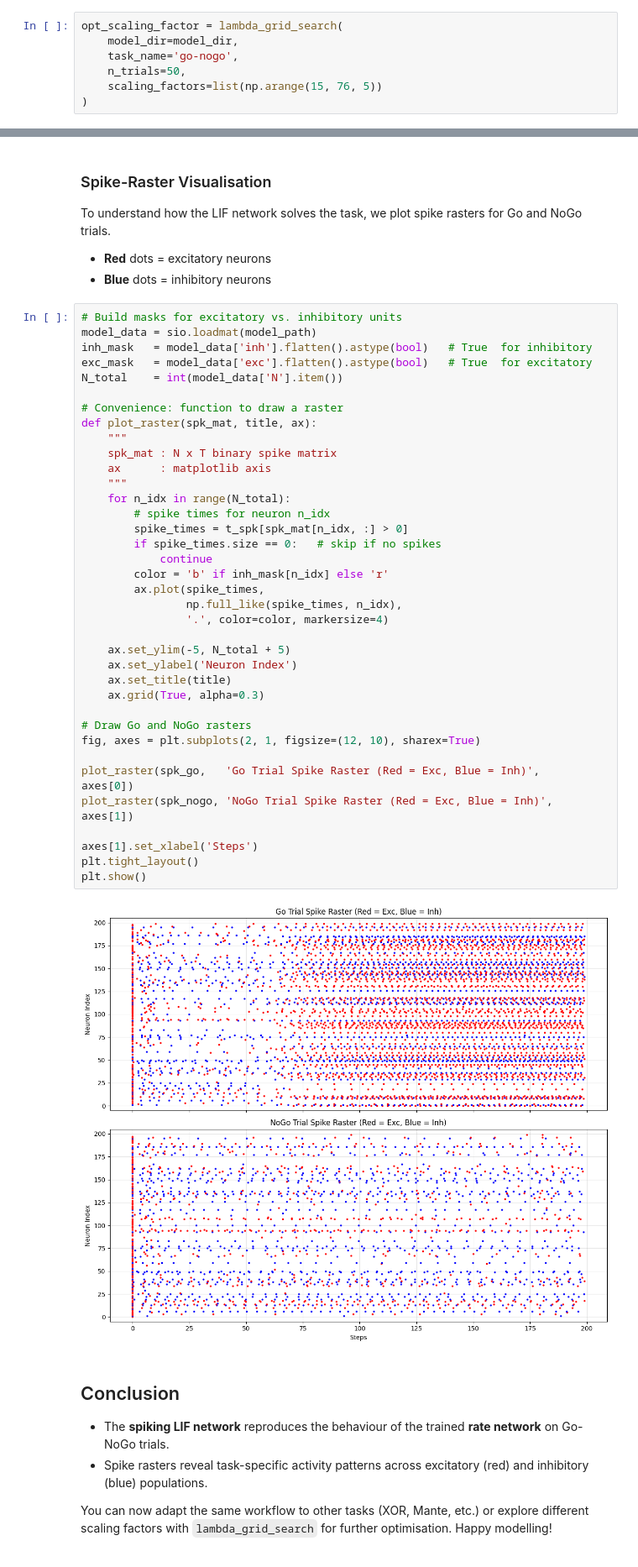
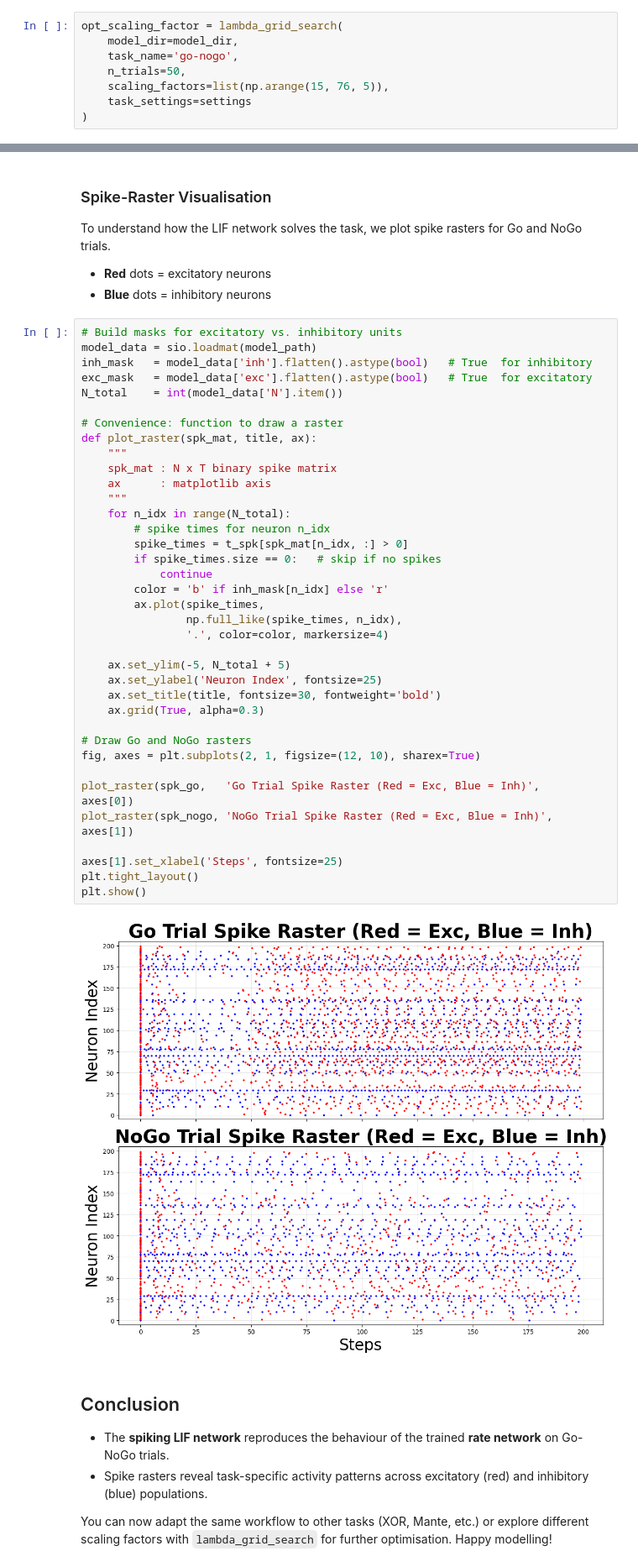
Before and after one commit to NuttidaLab/spikeRNN, a Jupyter notebook: docs/tutorials.ipynb, the cells around one changed output, grey strips where cells are left out. Shown at 84% size. Saved outputs shown, nothing was run; the diff lists cells and outputs as text.

```diff
--- a/docs/tutorials.ipynb
+++ b/docs/tutorials.ipynb
@@ -249,7 +250,8 @@ opt_scaling_factor = lambda_grid_search(
     model_dir=model_dir,
     task_name='go-nogo',
     n_trials=50,
-    scaling_factors=list(np.arange(15, 76, 5))
+    scaling_factors=list(np.arange(15, 76, 5)),
+    task_settings=settings
 )
 # %% [output]
 Analyzing rate_model_go_nogo.mat for go-nogo task
@@ -354,37 +356,37 @@ exc_mask   = model_data['exc'].flatten().astype(bool)   # True  for excitatory
 N_total    = int(model_data['N'].item())
 
 # Convenience: function to draw a raster
 def plot_raster(spk_mat, title, ax):
     """
     spk_mat : N x T binary spike matrix
     ax      : matplotlib axis
     """
     for n_idx in range(N_total):
         # spike times for neuron n_idx
         spike_times = t_spk[spk_mat[n_idx, :] > 0]
         if spike_times.size == 0:   # skip if no spikes
             continue
         color = 'b' if inh_mask[n_idx] else 'r'
         ax.plot(spike_times,
                 np.full_like(spike_times, n_idx),
                 '.', color=color, markersize=4)
 
     ax.set_ylim(-5, N_total + 5)
-    ax.set_ylabel('Neuron Index')
-    ax.set_title(title)
+    ax.set_ylabel('Neuron Index', fontsize=25)
+    ax.set_title(title, fontsize=30, fontweight='bold')
     ax.grid(True, alpha=0.3)
 
 # Draw Go and NoGo rasters
 fig, axes = plt.subplots(2, 1, figsize=(12, 10), sharex=True)
 
 plot_raster(spk_go,   'Go Trial Spike Raster (Red = Exc, Blue = Inh)',   axes[0])
 plot_raster(spk_nogo, 'NoGo Trial Spike Raster (Red = Exc, Blue = Inh)', axes[1])
 
-axes[1].set_xlabel('Steps')
+axes[1].set_xlabel('Steps', fontsize=25)
 plt.tight_layout()
 plt.show()
 # %% [output]
-[figure, old version]
+[figure, new version]
 # %% [markdown]
 ## Conclusion
 
```
Also changed, not shown: parts of 5 cells of this notebook.
